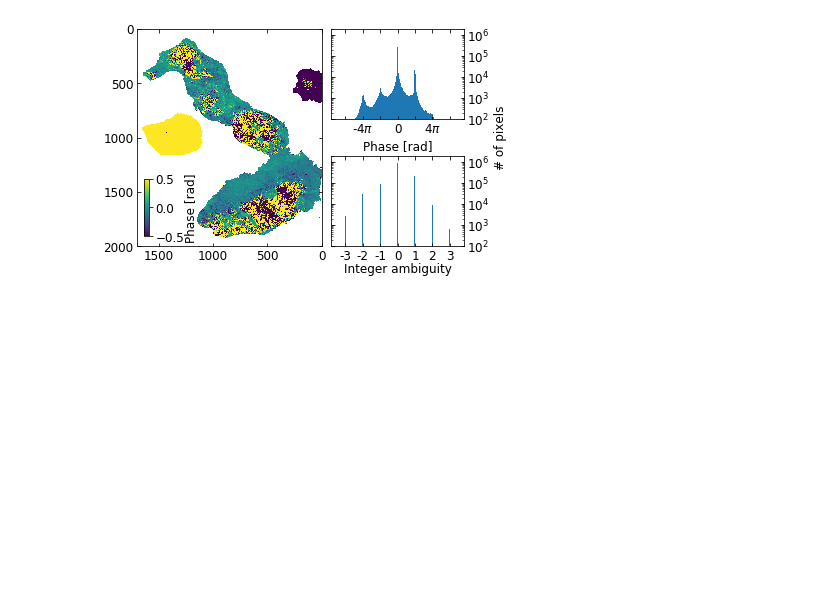
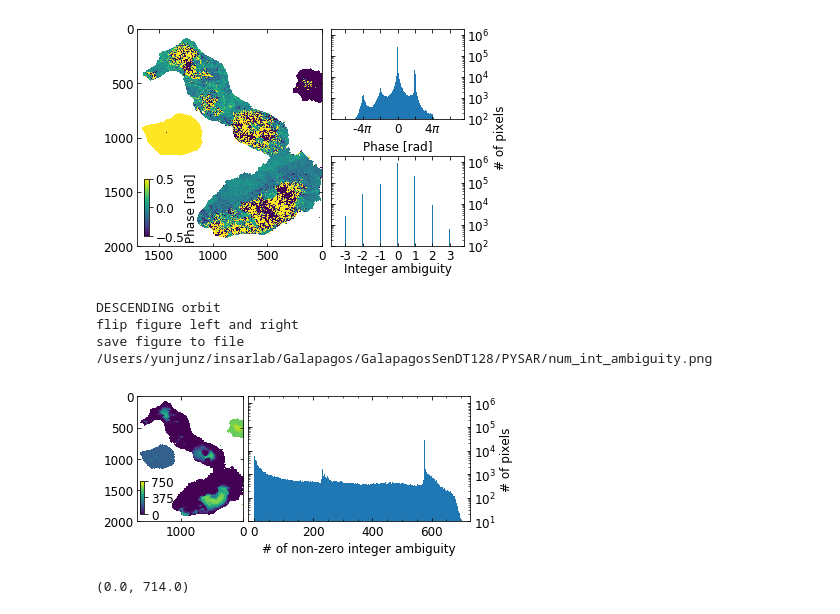
Before and after one commit to geodesymiami/Yunjun_et_al-2019-MintPy, a Jupyter notebook: Fig_03_closure_phase.ipynb, the cells around one changed output. Saved outputs shown, nothing was run; the diff lists cells and outputs as text; code cells hidden in the pictures; blank space fills up the shorter version.

```diff
--- a/Fig_02_closure_phase.ipynb
+++ b/Fig_03_closure_phase.ipynb
@@ -115,3 +118,57 @@ DESCENDING orbit
 flip figure left and right
 save figure to file /Users/yunjunz/insarlab/Galapagos/GalapagosSenDT128/PYSAR/closure_phase_stats.png
 [figure]
+# %%
+## Fig. 2 e-f
+
+# read data
+num_file = os.path.join(work_dir, 'UNW_COR/numPhaClosureJump_unwrapPhase.h5')
+num_closure_jump = np.array(readfile.read(num_file)[0], np.float32)
+num_closure_jump[mask == 0] = np.nan
+vmax = 750
+
+fig = plt.figure(figsize=(6, 2.3))
+gs = GridSpec(nrows=1, ncols=3, figure=fig)
+ax1 = fig.add_subplot(gs[0,0])
+ax2 = fig.add_subplot(gs[0,1:])
+
+# axes 1 - map
+im = ax1.imshow(num_closure_jump, cmap='viridis', vmin=0, vmax=vmax)
+pp.auto_flip_direction(stack_obj.metadata, ax1)
+# colorbar
+cax = fig.add_axes([0.135, 0.17, 0.01, 0.2])
+cbar = plt.colorbar(im, cax=cax, ticks=[0, vmax/2, vmax])
+cbar.ax.tick_params(labelsize=font_size)
+#cbar.set_label('Phase [rad]', fontsize=font_size, labelpad=-0.1)
+
+# axes 2 - histogram
+ax2.hist(num_closure_jump[~np.isnan(num_closure_jump)].flatten(), range=(0, vmax), log=True, bins=vmax)
+# axis format
+ax2.yaxis.tick_right()
+ax2.yaxis.set_label_position("right")
+ax2.set_xlim(-20,vmax-20)
+ax2.set_ylim(1e1, 2e6)
+ax2.set_xlabel('# of non-zero integer ambiguity', fontsize=font_size)
+ax2.set_ylabel('# of pixels', fontsize=font_size)
+ax2.xaxis.set_minor_locator(ticker.AutoMinorLocator())
+ax2.yaxis.set_major_locator(ticker.LogLocator(base=10.0, numticks=15))
+ax2.yaxis.set_minor_locator(ticker.LogLocator(base=10.0, numticks=15, subs=(0.1,0.2,0.3,0.4,0.5,0.6,0.7,0.8,0.9)))
+ax2.yaxis.set_minor_formatter(ticker.NullFormatter())
+for ax in [ax1, ax2]:
+    ax.tick_params(which='both', direction='in', labelsize=font_size, bottom=True, top=True, left=True, right=True)
+fig.subplots_adjust(wspace=0.03)
+
+# save
+out_fig = os.path.join(work_dir, 'num_int_ambiguity.png')
+plt.savefig(out_fig, bbox_inches='tight', transparent=True, dpi=fig_dpi)
+print('save figure to file', out_fig)
+plt.show()
+# %% [output]
+DESCENDING orbit
+flip figure left and right
+save figure to file /Users/yunjunz/insarlab/Galapagos/GalapagosSenDT128/PYSAR/num_int_ambiguity.png
+[figure, added]
+# %%
+np.nanmin(num_closure_jump), np.nanmax(num_closure_jump)
+# %% [output]
+(0.0, 714.0)
```
Also changed, not shown: parts of 2 cells of this notebook, 4 other files.
